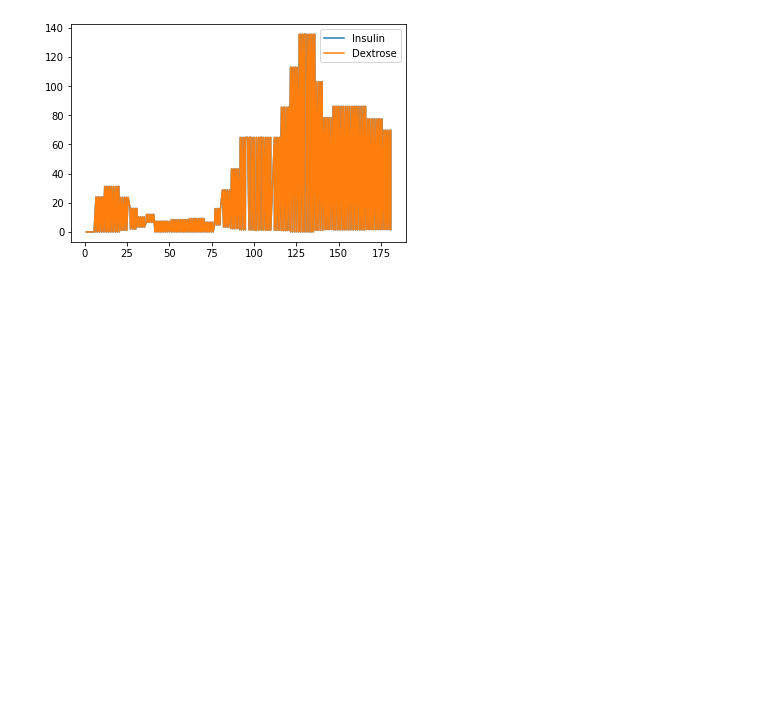
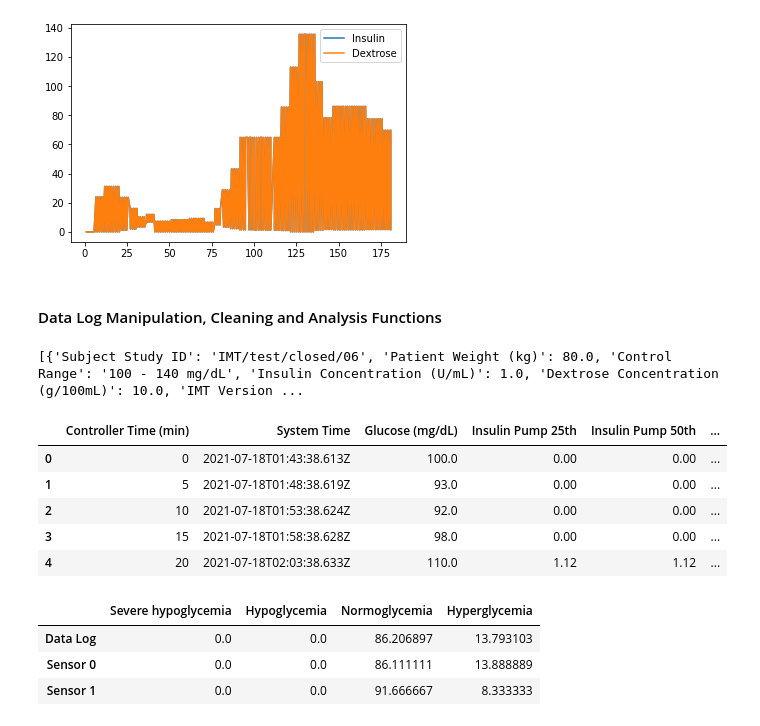
Before and after one commit to ijustlovemath/imt-dataproduct-parsers, a Jupyter notebook: manipulation.ipynb, the cells around one changed output. Drawn from its saved outputs; the diff is of its cells as text; code cells hidden in the pictures; blank space fills up the shorter version.

Commit message:
calculations for glycemia

```diff
--- a/manipulation.ipynb
+++ b/manipulation.ipynb
@@ -213,3 +217,5 @@ pump_rate_df.head()
 plot_pump_data(err_log_df)
 # %% [output]
 [figure]
+# %% [markdown]
+#### Data Log Manipulation, Cleaning and Analysis Functions
@@ -215,0 +272,23 @@ plot_pump_data(err_log_df)
+# %%
+setup_info = get_data_log_setup_info('../IMT_data_log_2021_07_18_0148.csv')
+print(setup_info)
+# %% [output]
+[{'Subject Study ID': 'IMT/test/closed/06', 'Patient Weight (kg)': 80.0, 'Control Range': '100 - 140 mg/dL', 'Insulin Concentration (U/mL)': 1.0, 'Dextrose Concentration (g/100mL)': 10.0, 'IMT Version ...
+# %%
+data_log_df = get_data_log_df('../IMT_data_log_2021_07_18_0148.csv')
+data_log_df.head()
+# %% [output]
+|  | Controller Time (min) | System Time | Glucose (mg/dL) | Insulin Pump 25th | Insulin Pump 50th | ... |
+| 0 | 0 | 2021-07-18T01:43:38.613Z | 100.0 | 0.00 | 0.00 | ... |
+| 1 | 5 | 2021-07-18T01:48:38.619Z | 93.0 | 0.00 | 0.00 | ... |
+| 2 | 10 | 2021-07-18T01:53:38.624Z | 92.0 | 0.00 | 0.00 | ... |
+| 3 | 15 | 2021-07-18T01:58:38.628Z | 98.0 | 0.00 | 0.00 | ... |
+| 4 | 20 | 2021-07-18T02:03:38.633Z | 110.0 | 1.12 | 1.12 | ... |
+# %%
+perc_df = get_glycemia_percentages(err_log_df, data_log_df)
+perc_df.head()
+# %% [output]
+|  | Severe hypoglycemia | Hypoglycemia | Normoglycemia | Hyperglycemia |
+| Data Log | 0.0 | 0.0 | 86.206897 | 13.793103 |
+| Sensor 0 | 0.0 | 0.0 | 86.111111 | 13.888889 |
+| Sensor 1 | 0.0 | 0.0 | 91.666667 | 8.333333 |
```
Also changed, not shown: parts of 4 cells of this notebook.
